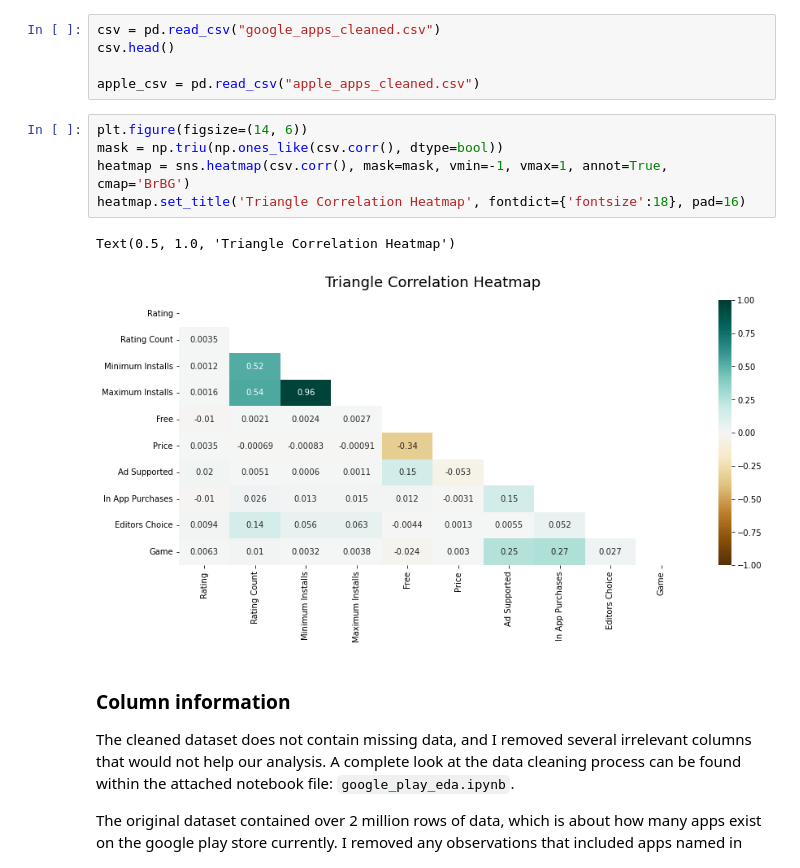
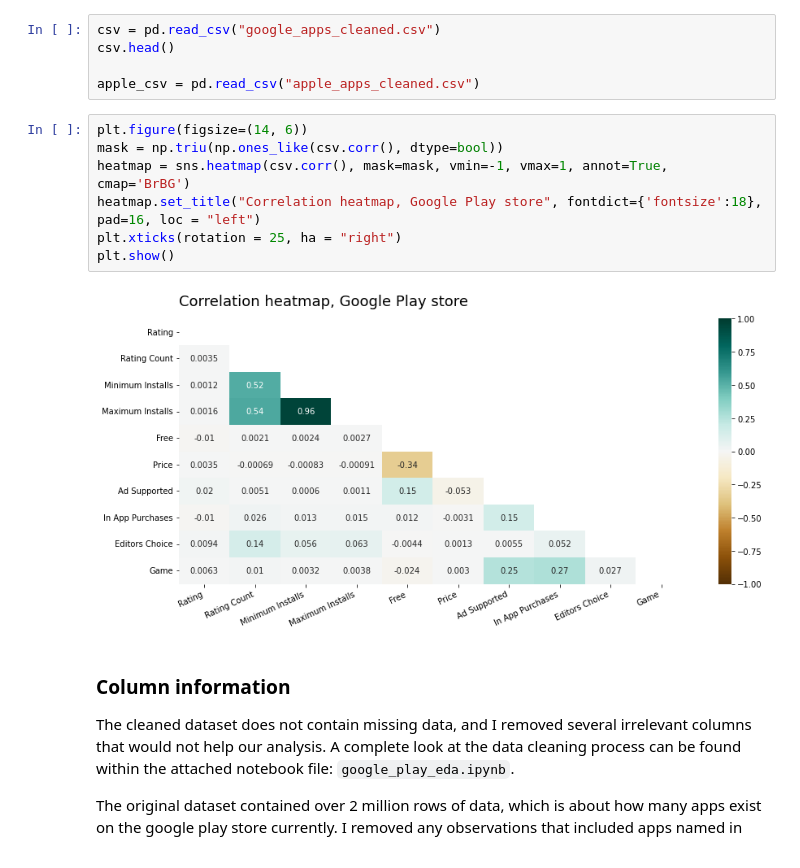
Before and after one commit to paul-trood/Portfolio-Mobile_app_recommendations, a Jupyter notebook: app_profile.ipynb, the cells around one changed output. Drawn from its saved outputs; the diff is of its cells as text.

```diff
--- a/app_profile.ipynb
+++ b/app_profile.ipynb
@@ -47,11 +47,12 @@ apple_csv = pd.read_csv("apple_apps_cleaned.csv")
 # %%
 plt.figure(figsize=(14, 6))
 mask = np.triu(np.ones_like(csv.corr(), dtype=bool))
 heatmap = sns.heatmap(csv.corr(), mask=mask, vmin=-1, vmax=1, annot=True, cmap='BrBG')
-heatmap.set_title('Triangle Correlation Heatmap', fontdict={'fontsize':18}, pad=16)
+heatmap.set_title("Correlation heatmap, Google Play store", fontdict={'fontsize':18}, pad=16, loc = "left")
+plt.xticks(rotation = 25, ha = "right")
+plt.show()
 # %% [output]
-Text(0.5, 1.0, 'Triangle Correlation Heatmap')
-[figure, old version]
+[figure, new version]
 # %% [markdown]
 ### Column information
 The cleaned dataset does not contain missing data, and I removed several irrelevant columns that would not help our analysis.
```
Also changed, not shown: parts of 18 cells of this notebook.
